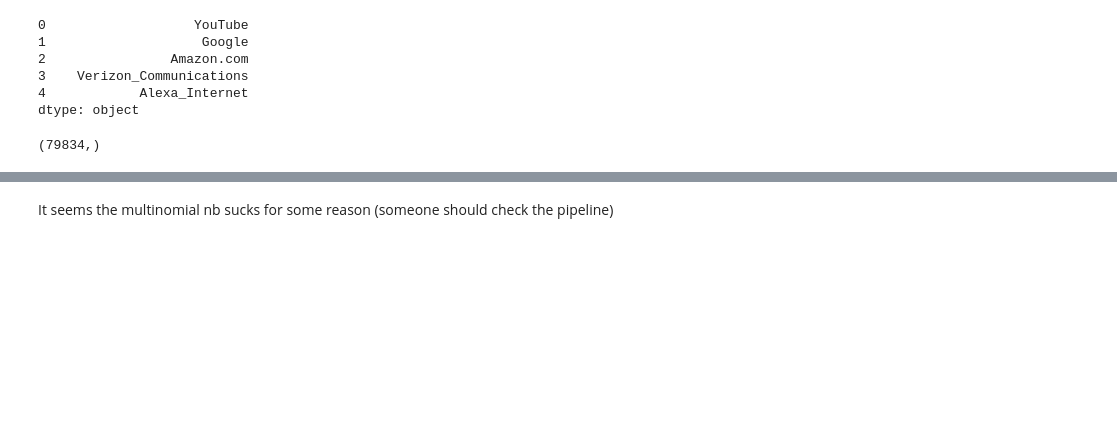
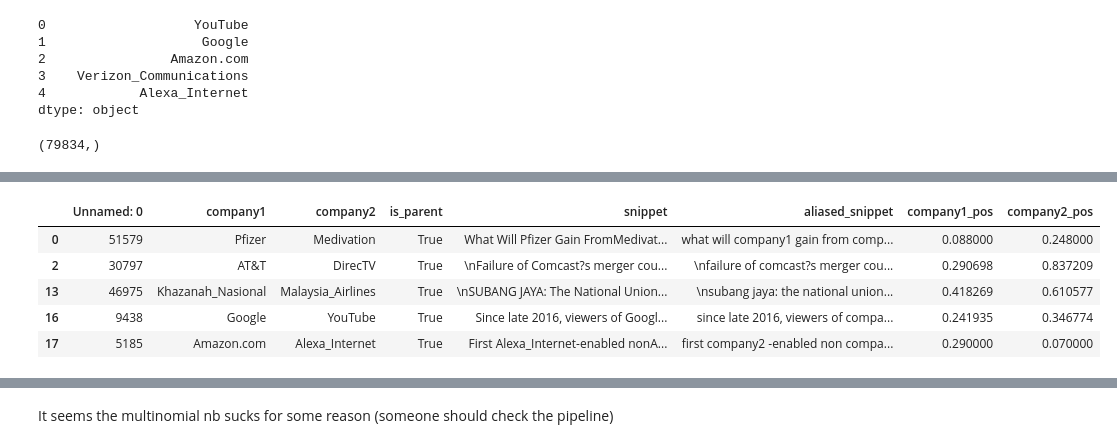
Before and after one commit to radpet/team_a, a Jupyter notebook: Radi/TF-IDF_Classical_ML.ipynb, the cells around one changed output, grey strips where cells are left out. Drawn from its saved outputs; the diff is of its cells as text; code cells hidden in the pictures; blank space fills up the shorter version.

```diff
--- a/Radi/TF-IDF_Classical_ML.ipynb
+++ b/Radi/TF-IDF_Classical_ML.ipynb
@@ -40,0 +89,9 @@ train[:5]
+# %%
+train[train[RESULT]== True][:5]
+# %% [output]
+|  | Unnamed: 0 | company1 | company2 | is_parent | snippet | aliased_snippet | company1_pos | company2_pos |
+| 0 | 51579 | Pfizer | Medivation | True | What Will Pfizer Gain FromMedivat... | what will company1 gain from comp... | 0.088000 | 0.248000 |
+| 2 | 30797 | AT&T | DirecTV | True | \nFailure of Comcast?s merger cou... | \nfailure of comcast?s merger cou... | 0.290698 | 0.837209 |
+| 13 | 46975 | Khazanah_Nasional | Malaysia_Airlines | True | \nSUBANG JAYA: The National Union... | \nsubang jaya: the national union... | 0.418269 | 0.610577 |
+| 16 | 9438 | Google | YouTube | True | Since late 2016, viewers of Googl... | since late 2016, viewers of compa... | 0.241935 | 0.346774 |
+| 17 | 5185 | Amazon.com | Alexa_Internet | True | First Alexa_Internet-enabled nonA... | first company2 -enabled non compa... | 0.290000 | 0.070000 |
```
Also changed, not shown: parts of 24 cells of this notebook, 1 other file.
